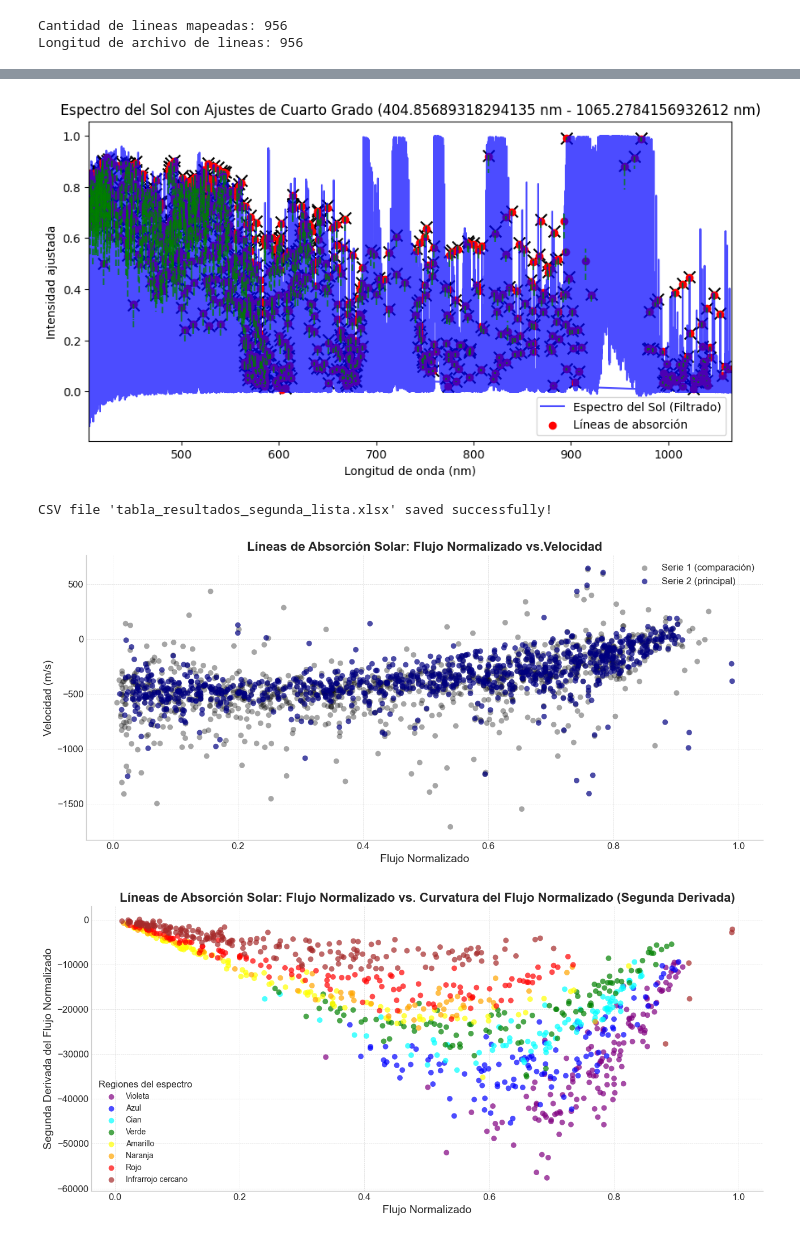
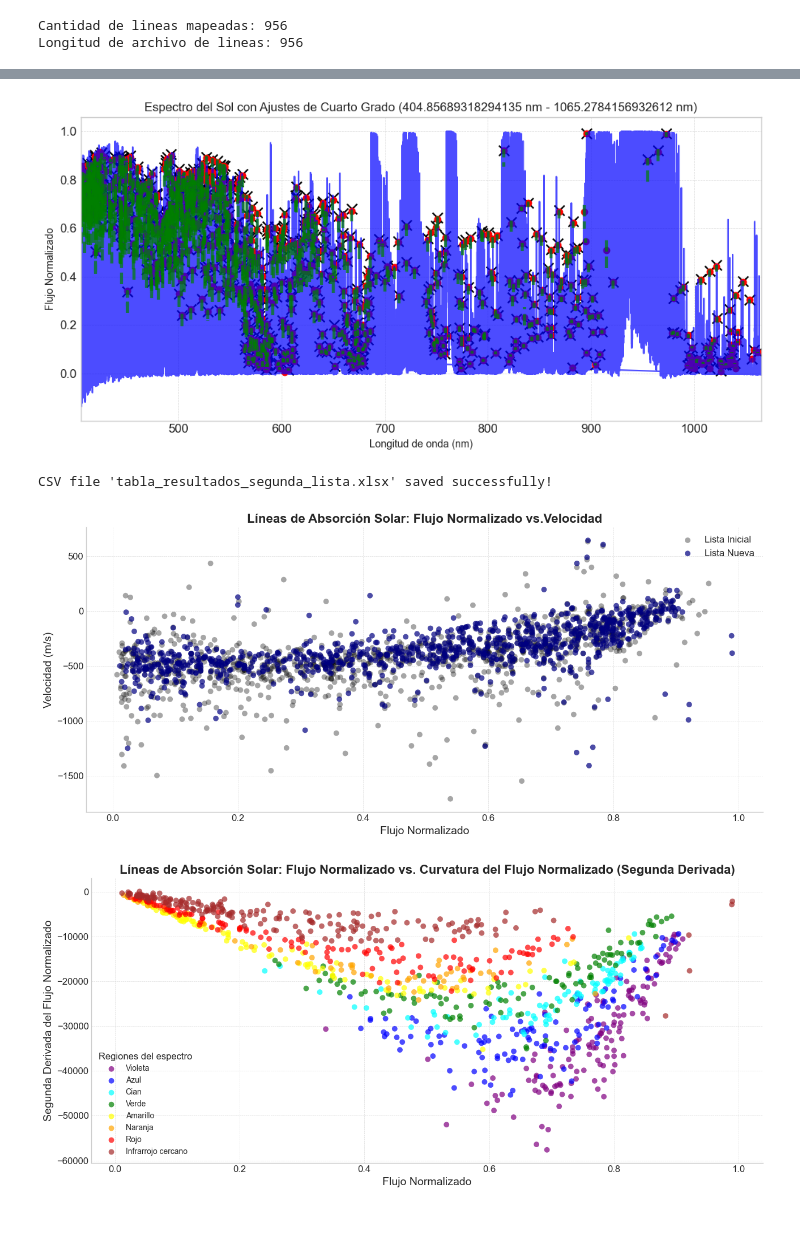
Before and after one commit to EstebanFuentesS/Proyecto-Teorico-202501, a Jupyter notebook: segundas_lineas.ipynb, the cells around one changed output, grey strips where cells are left out. Saved outputs shown, nothing was run; the diff lists cells and outputs as text; code cells hidden in the pictures.

```diff
--- a/segundas_lineas.ipynb
+++ b/segundas_lineas.ipynb
@@ -154,21 +164,27 @@ Longitud de archivo de lineas: 956
 #Filtrar Espectro en Caso de Quererse un Rango Especifico
 maximo = max(df2["Wave"])
 minimo = min(df2["Wave"])
-lambda_min = minimo #405.17 #600 #405.15
-lambda_max = maximo #405.195 #601.1 #405.2
+lambda_min = minimo #406.075 #600 #405.15
+lambda_max = maximo #406.1 #601.1 #405.2
 
 df2_filtrado = df2[(df2["Wave"] >= lambda_min) & (df2["Wave"] <= lambda_max)]
 
 valores_mas_cercanos_filtrados = [val for val in valores_mas_cercanos if lambda_min <= val <= lambda_max]
 flux_mas_cercanos_filtrados = [df2.loc[df2["Wave"] == val, "nFlux_ajustada"].values[0] for val in valores_mas_cercanos_filtrados]
+
+plt.style.use('seaborn-v0_8-whitegrid')
 with warnings.catch_warnings():
     warnings.simplefilter("ignore", category=UserWarning)
     plt.figure(figsize=(10,5))
     plt.plot(df2_filtrado["Wave"], df2_filtrado["nFlux_ajustada"], label="Espectro del Sol (Filtrado)", color="blue", alpha=0.7)
     plt.scatter(valores_mas_cercanos_filtrados, flux_mas_cercanos_filtrados, color='red', label="Líneas de absorción")
-    plt.xlabel("Longitud de onda (nm)")
-    plt.ylabel("Intensidad ajustada")
+    plt.xlabel("Longitud de onda [nm]")
+    plt.ylabel("Flujo ajustado")
     plt.legend()
     plt.title(f"Espectro del Sol con Líneas de Absorción ({lambda_min} nm - {lambda_max} nm)")
+    plt.grid(True, linestyle='--', linewidth=0.5, alpha=0.7)
+    plt.tick_params(axis='both', which='major', labelsize=12)
+    plt.tight_layout()
+    plt.savefig('Flujo Normalizado vs Longitud de Onda (Limitada una linea).png', dpi=300, bbox_inches='tight')
     plt.show()
 # %% [output]
@@ -248,38 +264,43 @@ for index, centro in enumerate(valores_mas_cercanos_filtrados):
         max_wave = valid_critical_points[max_idx]
         max_flux = flux_criticos[max_idx]
 
         lambda_obs.append(max_wave)
         flux_lista.append(max_flux)
 
         #Evaluar Derivadas en Lambda Observado
         segunda_deriv_evaluada = poly.polyval(max_wave, segunda_derivada)
         tercera_deriv_evaluada = poly.polyval(max_wave, tercera_derivada)
 
         evaluacion_segunda_deriv.append(segunda_deriv_evaluada)
         evaluacion_tercera_deriv.append(operacion_tercera_deriv(segunda_deriv_evaluada, tercera_deriv_evaluada))
 
-        plt.scatter(max_wave, max_flux, color="black", marker="x", s=100)
+        plt.scatter(max_wave, max_flux, color="black", label="Longitud de Onda Observada Calculada", marker="x", s=100)
 
     #Evaluar el ajuste en los puntos de la curva
     wave_fit = np.linspace(wave_segment.min(), wave_segment.max(), 100)
     flux_fit = poly.polyval(wave_fit, coefs)
-    plt.plot(wave_fit, flux_fit, linestyle="--", color="green", alpha=0.7)
+    plt.plot(wave_fit, flux_fit, linestyle="--", label="Ajuste de Cuarto Grado", linewidth=3, color="green", alpha=0.7)
     warnings.filterwarnings("ignore", category=UserWarning, module="numpy.polynomial.polynomial")
 
+plt.style.use('seaborn-v0_8-whitegrid')
 with warnings.catch_warnings():
     warnings.simplefilter("ignore", category=UserWarning)
     plt.scatter(valores_mas_cercanos_filtrados,
                 [df2.loc[df2["Wave"] == val, "nFlux_ajustada"].values[0] for val in valores_mas_cercanos_filtrados],
                 color='red', label="Líneas de absorción")
 
     plt.xlabel("Longitud de onda (nm)")
-    plt.ylabel("Intensidad ajustada")
-    plt.legend()
+    plt.ylabel("Flujo Normalizado")
+    #plt.legend()
     plt.title(f"Espectro del Sol con Ajustes de Cuarto Grado ({lambda_min} nm - {lambda_max} nm)")
     plt.xlim(lambda_min, lambda_max)
+    plt.grid(True, linestyle='--', linewidth=0.5, alpha=0.7)
+    plt.tick_params(axis='both', which='major', labelsize=12)
+    plt.tight_layout()
+    plt.savefig('Flujo Normalizado vs Longitud de Onda (Con Linea de Ajuste).png', dpi=300, bbox_inches='tight')
     plt.show()
 # %% [output]
-[figure, old version]
+[figure, new version]
 # %%
 #Calcular Valores para Lambda Observado
 lambda_natural = valores_mas_cercanos_filtrados
@@ -346,8 +367,8 @@ plt.style.use('seaborn-v0_8-whitegrid')
 
 fig, ax = plt.subplots(figsize=(13, 6))  # tamaño ideal para presentación
 
-ax.scatter(flux_serie1, velocidad_serie1, s=50, color='black', alpha=0.35, edgecolor='none', label='Serie 1 (comparación)')
-ax.scatter(flux_lista, lista_velocidades, s=50, color='navy', alpha=0.7, edgecolor='none', label='Serie 2 (principal)')
+ax.scatter(flux_serie1, velocidad_serie1, s=50, color='black', alpha=0.35, edgecolor='none', label='Lista Inicial')
+ax.scatter(flux_lista, lista_velocidades, s=50, color='navy', alpha=0.7, edgecolor='none', label='Lista Nueva')
 ax.set_title('Líneas de Absorción Solar: Flujo Normalizado vs.Velocidad', fontsize=16, weight='bold')
 ax.set_xlabel('Flujo Normalizado', fontsize=14)
 ax.set_ylabel('Velocidad (m/s)', fontsize=14)
@@ -359,10 +380,10 @@ ax.tick_params(axis='both', which='major', labelsize=12)
 ax.legend(fontsize=12)
 
 plt.tight_layout()
-plt.savefig('Flujo Normalizado vs Velocidad.png', dpi=1000, bbox_inches='tight')
+plt.savefig('Flujo Normalizado vs Velocidad.png', dpi=300, bbox_inches='tight')
 plt.show()
 # %% [output]
-[figure, old version]
+[figure, new version]
 # %%
 #Flujo Normalizado vs. Curvatura del Flujo Normalizado (Segunda Derivada)
 plt.style.use('seaborn-v0_8-whitegrid')
```
Also changed, not shown: parts of 6 cells of this notebook, 14 other files.
